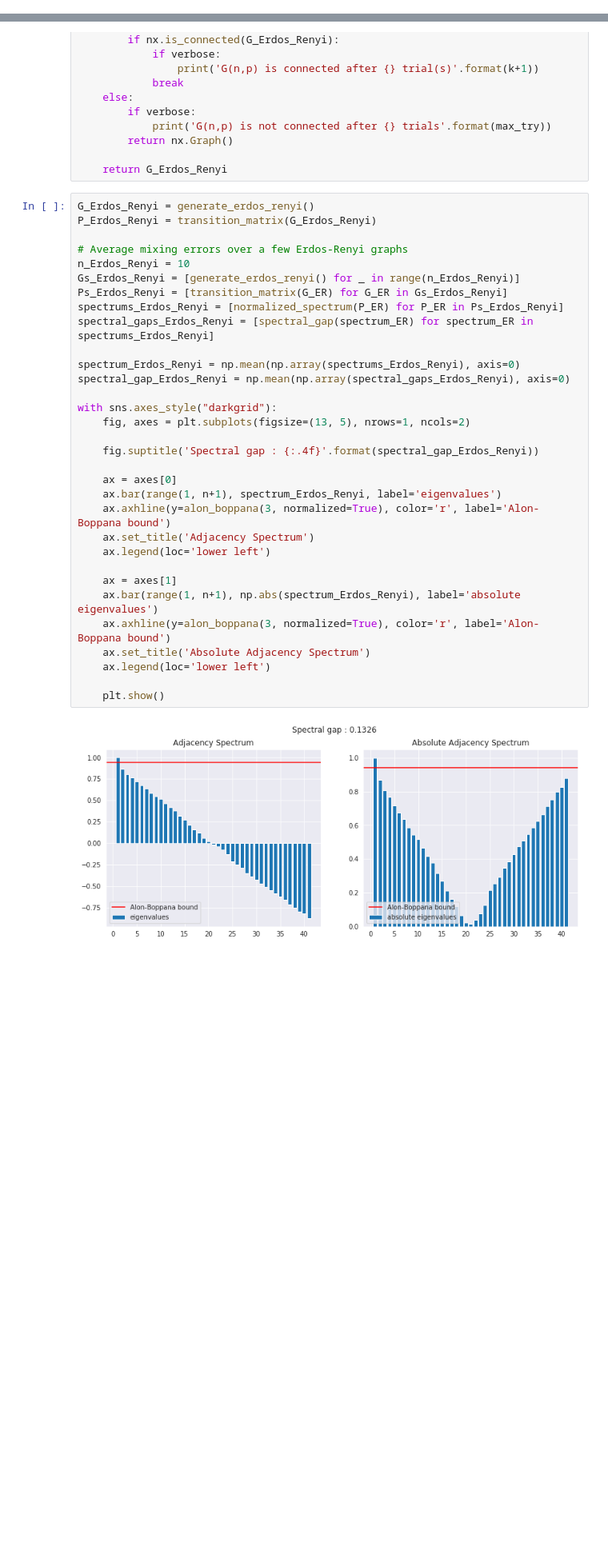
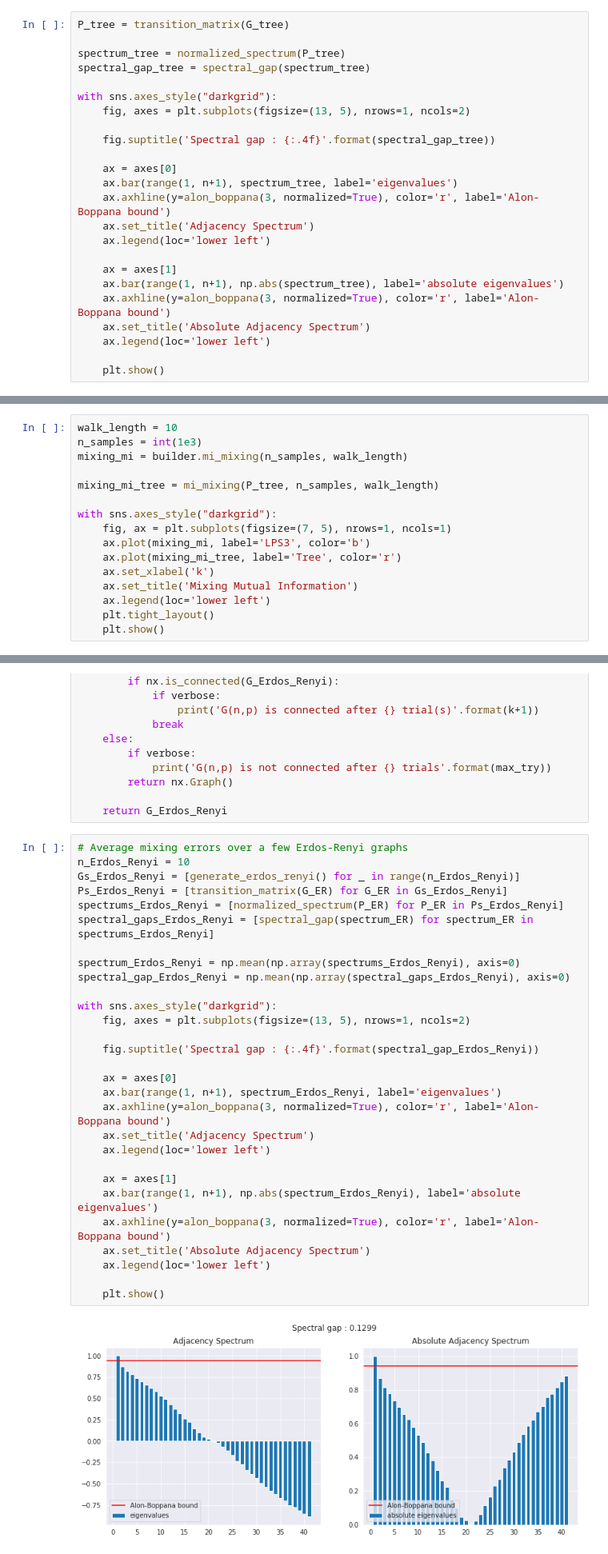
Before and after one commit to sauxpa/expander_graphs, a Jupyter notebook: lps3.ipynb, the cells around one changed output, grey strips where cells are left out. Shown: that part at 80% size. Saved outputs shown, nothing was run; the diff lists cells and outputs as text; blank space fills up the shorter version.

Commit message:
add comparison with trees and mutual information mixing

```diff
--- a/lps3.ipynb
+++ b/lps3.ipynb
@@ -64,0 +89,24 @@ True
+# %%
+P_tree = transition_matrix(G_tree)
+
+spectrum_tree = normalized_spectrum(P_tree)
+spectral_gap_tree = spectral_gap(spectrum_tree)
+
+with sns.axes_style("darkgrid"):
+    fig, axes = plt.subplots(figsize=(13, 5), nrows=1, ncols=2)
+
+    fig.suptitle('Spectral gap : {:.4f}'.format(spectral_gap_tree))
+
+    ax = axes[0]
+    ax.bar(range(1, n+1), spectrum_tree, label='eigenvalues')
+    ax.axhline(y=alon_boppana(3, normalized=True), color='r', label='Alon-Boppana bound')
+    ax.set_title('Adjacency Spectrum')
+    ax.legend(loc='lower left')
+
+    ax = axes[1]
+    ax.bar(range(1, n+1), np.abs(spectrum_tree), label='absolute eigenvalues')
+    ax.axhline(y=alon_boppana(3, normalized=True), color='r', label='Alon-Boppana bound')
+    ax.set_title('Absolute Adjacency Spectrum')
+    ax.legend(loc='lower left')
+
+    plt.show()
@@ -64,0 +162,16 @@ True
+# %%
+walk_length = 10
+n_samples = int(1e3)
+mixing_mi = builder.mi_mixing(n_samples, walk_length)
+
+mixing_mi_tree = mi_mixing(P_tree, n_samples, walk_length)
+
+with sns.axes_style("darkgrid"):
+    fig, ax = plt.subplots(figsize=(7, 5), nrows=1, ncols=1)
+    ax.plot(mixing_mi, label='LPS3', color='b')
+    ax.plot(mixing_mi_tree, label='Tree', color='r')
+    ax.set_xlabel('k')
+    ax.set_title('Mixing Mutual Information')
+    ax.legend(loc='lower left')
+    plt.tight_layout()
+    plt.show()
@@ -88,39 +203,36 @@ def generate_erdos_renyi(verbose=False):
 
     return G_Erdos_Renyi
 # %%
-G_Erdos_Renyi = generate_erdos_renyi()
-P_Erdos_Renyi = transition_matrix(G_Erdos_Renyi)
-
 # Average mixing errors over a few Erdos-Renyi graphs
 n_Erdos_Renyi = 10
 Gs_Erdos_Renyi = [generate_erdos_renyi() for _ in range(n_Erdos_Renyi)]
 Ps_Erdos_Renyi = [transition_matrix(G_ER) for G_ER in Gs_Erdos_Renyi]
 spectrums_Erdos_Renyi = [normalized_spectrum(P_ER) for P_ER in Ps_Erdos_Renyi]
 spectral_gaps_Erdos_Renyi = [spectral_gap(spectrum_ER) for spectrum_ER in spectrums_Erdos_Renyi]
 
 spectrum_Erdos_Renyi = np.mean(np.array(spectrums_Erdos_Renyi), axis=0)
 spectral_gap_Erdos_Renyi = np.mean(np.array(spectral_gaps_Erdos_Renyi), axis=0)
 
 with sns.axes_style("darkgrid"):
     fig, axes = plt.subplots(figsize=(13, 5), nrows=1, ncols=2)
 
     fig.suptitle('Spectral gap : {:.4f}'.format(spectral_gap_Erdos_Renyi))
 
     ax = axes[0]
     ax.bar(range(1, n+1), spectrum_Erdos_Renyi, label='eigenvalues')
     ax.axhline(y=alon_boppana(3, normalized=True), color='r', label='Alon-Boppana bound')
     ax.set_title('Adjacency Spectrum')
     ax.legend(loc='lower left')
 
     ax = axes[1]
     ax.bar(range(1, n+1), np.abs(spectrum_Erdos_Renyi), label='absolute eigenvalues')
     ax.axhline(y=alon_boppana(3, normalized=True), color='r', label='Alon-Boppana bound')
     ax.set_title('Absolute Adjacency Spectrum')
     ax.legend(loc='lower left')
 
     plt.show()
 # %% [output]
-[figure, old version]
+[figure, new version]
 # %% [markdown]
 ### Mixing times
 # %%
```
Also changed, not shown: parts of 12 cells of this notebook, 2 other files.
